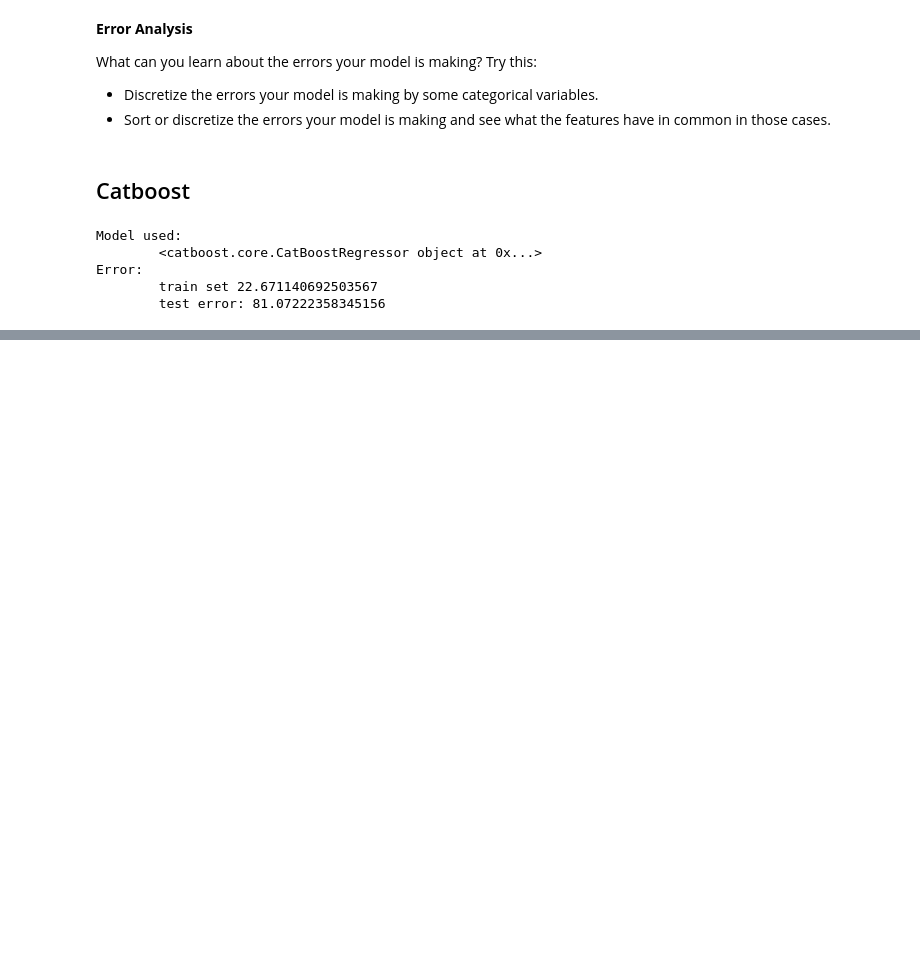
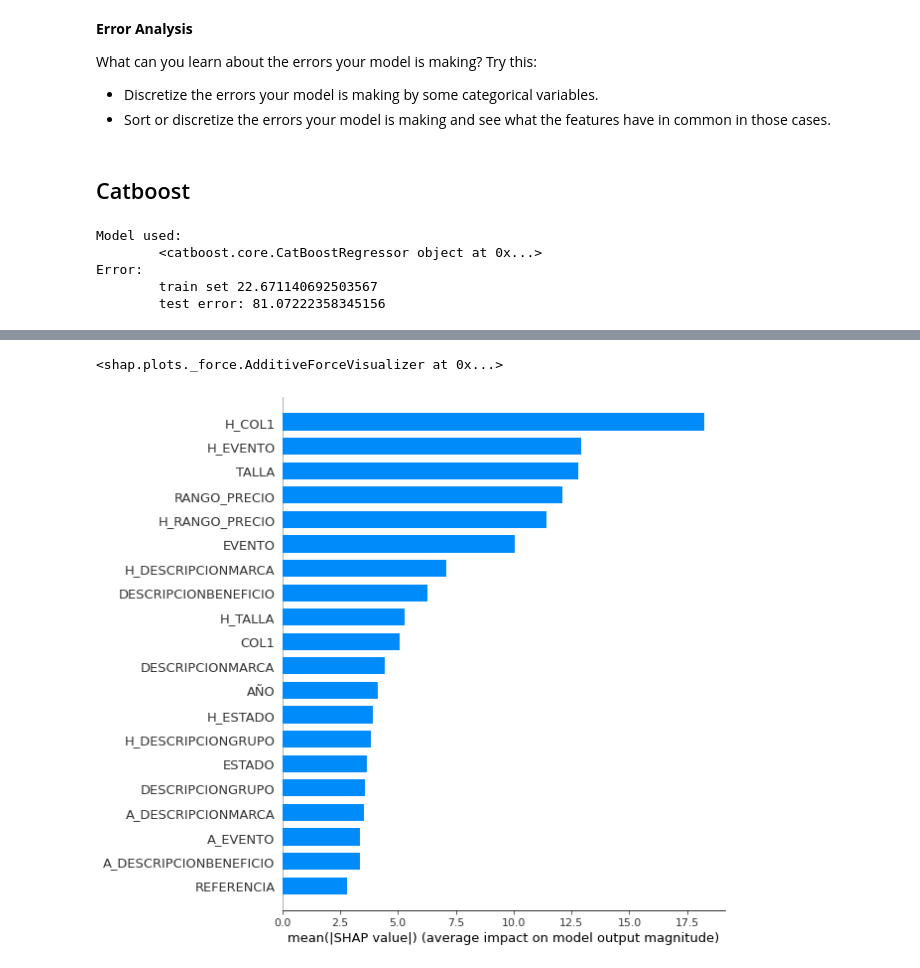
Before and after one commit to mariaf494/ml-experiments-template, a Jupyter notebook: report.ipynb, the cells around one changed output, grey strips where cells are left out. Cells and saved outputs as stored; diff of their text form; code cells hidden in the pictures; blank space fills up the shorter version.

```diff
--- a/report.ipynb
+++ b/report.ipynb
@@ -242,12 +215,0 @@ Let's see the results for a model that has greatly overfit the data, this wouldn
-# %%
-model_path = os.path.join("models", "2021-06-05 15-51", "model.joblib")
-reg = joblib.load(model_path)
-evaluation = evaluate_model(
-    model=reg,
-    metric=metrics.custom_error,
-    X_train=dataset["train"][0],
-    y_train=dataset["train"][1],
-    X_test=dataset["test"][0],
-    y_test=dataset["test"][1]
-)
-print_report(model=reg, evaluation=evaluation)
@@ -275,12 +215,0 @@ What can you learn about the errors your model is making? Try this:
-# %%
-model_path = os.path.join("models", "2021-06-05 15-54", "model.joblib")
-reg = joblib.load(model_path)
-evaluation = evaluate_model(
-    model=reg,
-    metric=metrics.custom_error,
-    X_train=dataset["train"][0],
-    y_train=dataset["train"][1],
-    X_test=dataset["test"][0],
-    y_test=dataset["test"][1]
-)
-print_report(model=reg, evaluation=evaluation)
@@ -302,7 +218,7 @@ Error:
 
 Now it is time to use a model that can properly help us to regularize the previous one.
 # %%
-model_path = os.path.join("models", "2021-06-05 16-08", "model.joblib")
+model_path = os.path.join("models", "2021-08-19 05-35", "model.joblib")
 reg = joblib.load(model_path)
 evaluation = evaluate_model(
     model=reg,
@@ -362,8 +292,13 @@ shap.initjs()
 # %%
 explainer = shap.TreeExplainer(reg)
-X_train100=dataset["train"][0][:100]
+X_train100=dataset["train"][0][:10]
 shap_values = explainer.shap_values(X_train100)
-print(shap_values)
 # # visualize the first prediction's explanation (use matplotlib=True to avoid Javascript)
 shap.force_plot(explainer.expected_value,
                     shap_values[-1], X_train100.iloc[-1], show=True)
+# %% [output]
+<shap.plots._force.AdditiveForceVisualizer at 0x...>
+# %%
+shap.summary_plot(shap_values, X_train100, plot_type="bar")
+# %% [output]
+[figure, added]
```
Also changed, not shown: parts of 22 cells of this notebook, 10 other files.
